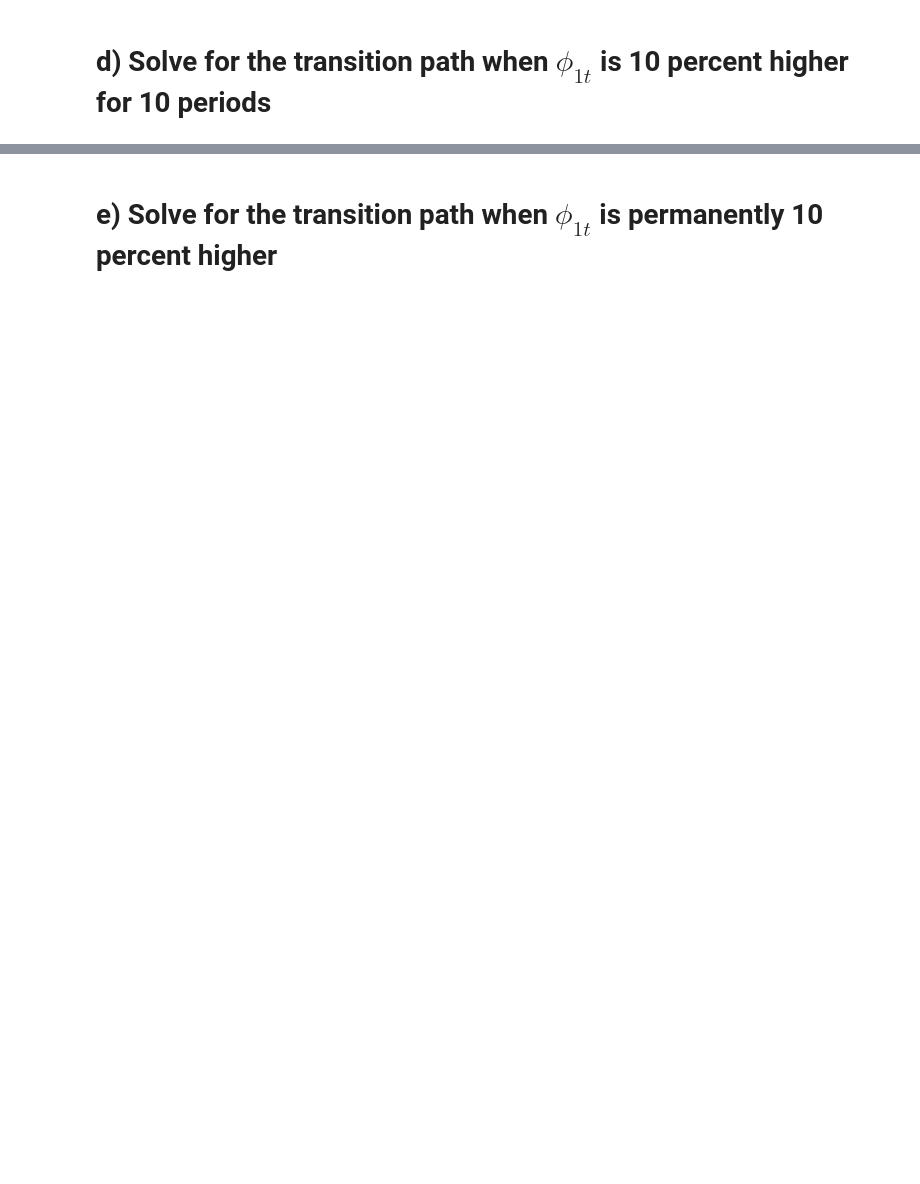
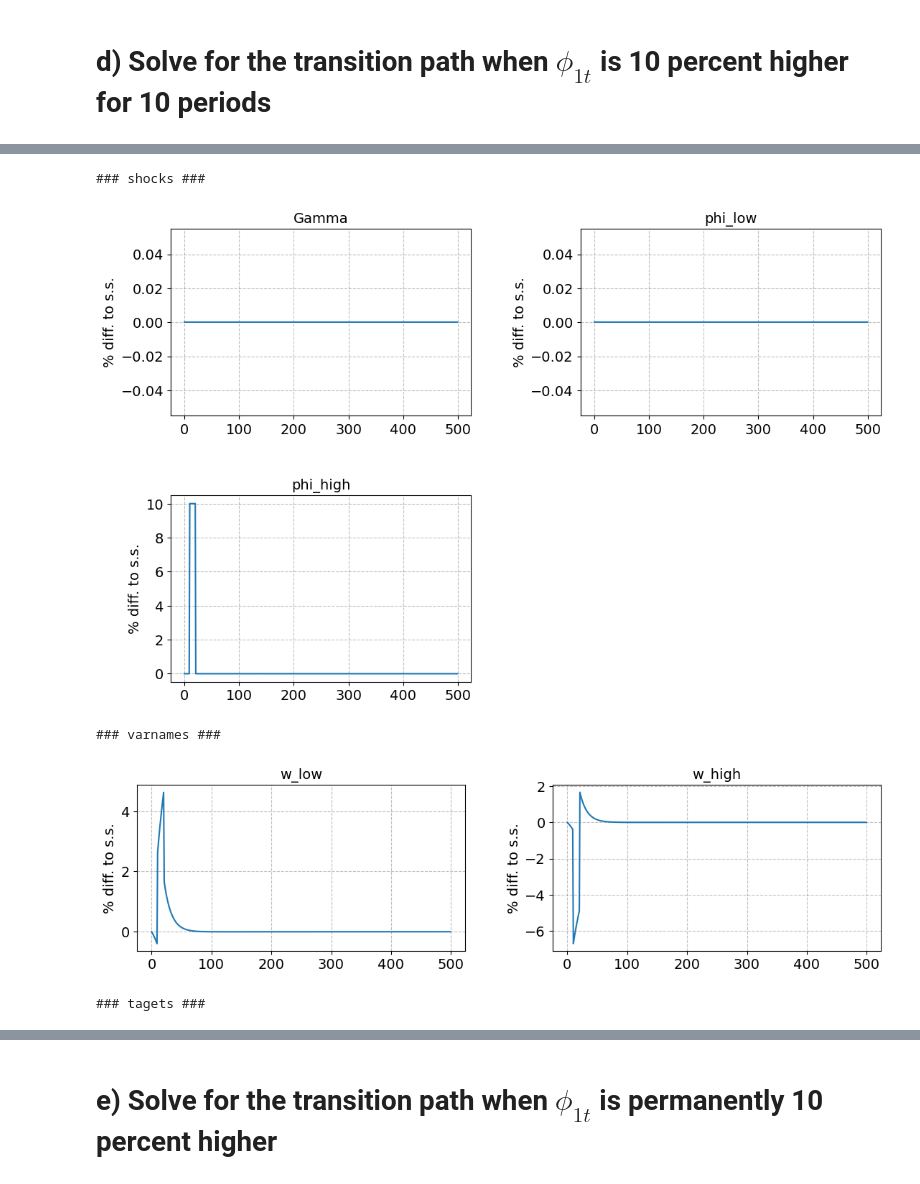
Before and after one commit to tbk642/Assignment1, a Jupyter notebook: assignment/HancModel.ipynb, the cells around one changed output, grey strips where cells are left out. Drawn from its saved outputs; the diff is of its cells as text; code cells hidden in the pictures; blank space fills up the shorter version.

```diff
--- a/assignment/HancModel.ipynb
+++ b/assignment/HancModel.ipynb
@@ -267,2 +303,8 @@ for varname in model.inputs_hh:
 # %%
-#model.show_IRFs(varnames=['w_low','w_high'],ncols=2)
+model.show_IRFs(varnames=['w_low','w_high'],ncols=2)
+# %% [output]
+### shocks ###
+[figure, added]
+### varnames ###
+[figure, added]
+### tagets ###
```
Also changed, not shown: parts of 12 cells of this notebook, 1 other file.
